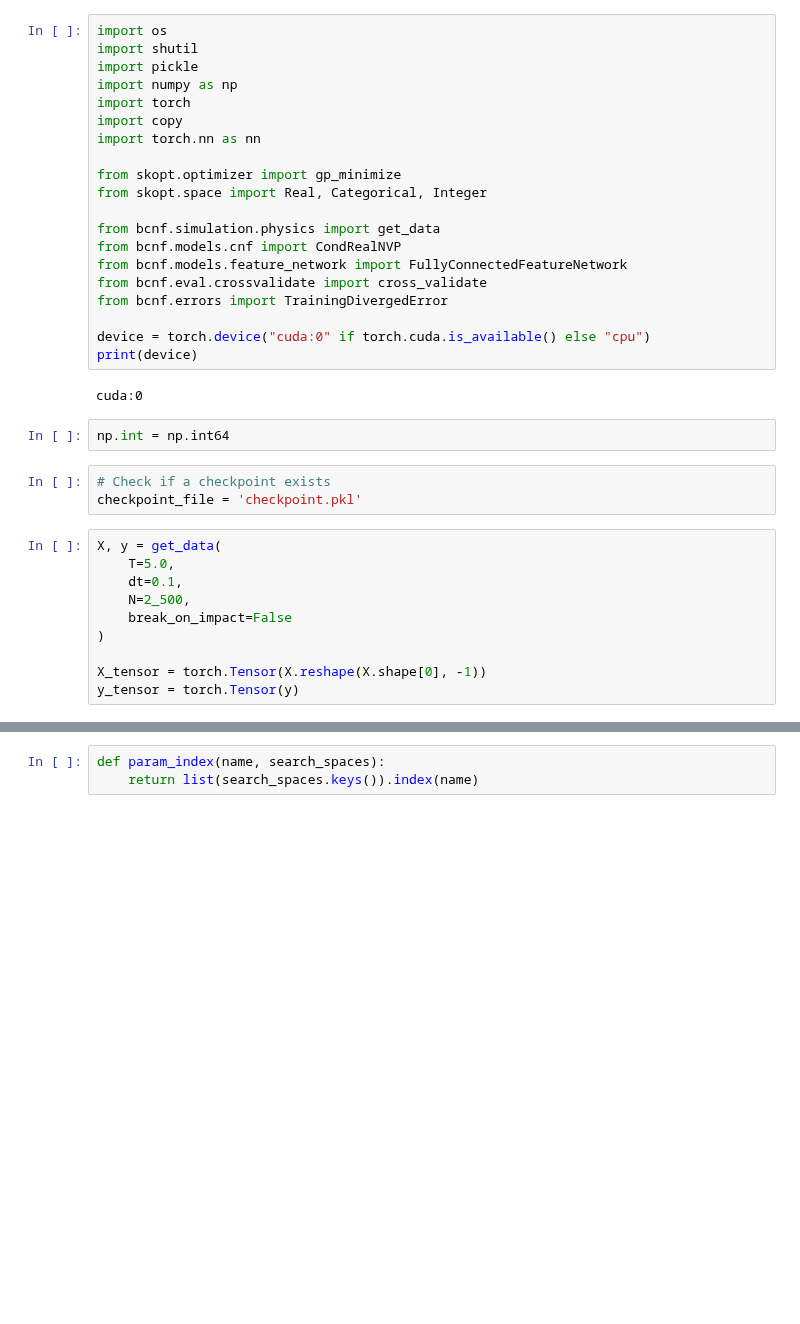
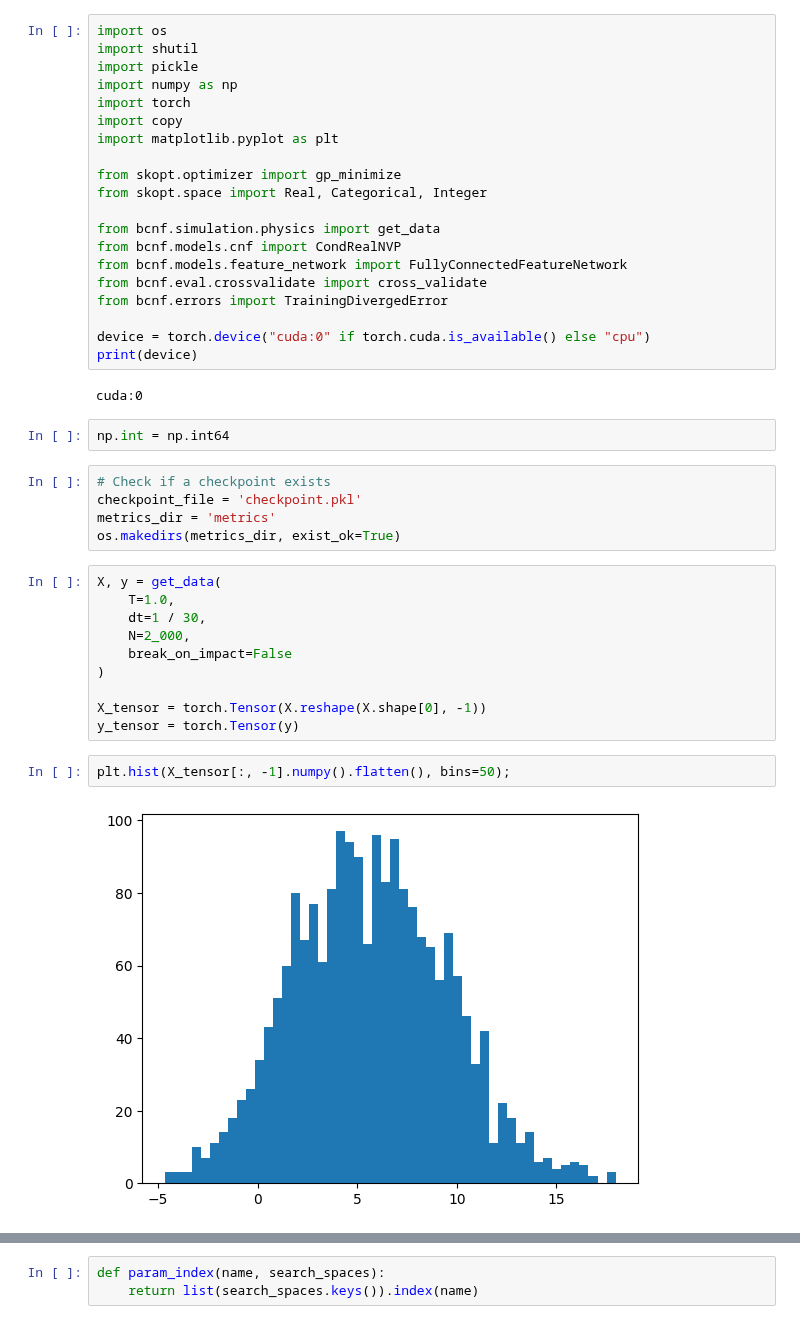
Before and after one commit to psaegert/bcnf, a Jupyter notebook: experimental/test_bayescv.ipynb, the cells around one changed output, grey strips where cells are left out. Saved outputs shown, nothing was run; the diff lists cells and outputs as text; blank space fills up the shorter version.

```diff
--- a/experimental/test_bayescv.ipynb
+++ b/experimental/test_bayescv.ipynb
@@ -5,7 +5,7 @@ import pickle
 import numpy as np
 import torch
 import copy
-import torch.nn as nn
+import matplotlib.pyplot as plt
 
 from skopt.optimizer import gp_minimize
 from skopt.space import Real, Categorical, Integer
@@ -25,15 +25,21 @@ np.int = np.int64
 # %%
 # Check if a checkpoint exists
 checkpoint_file = 'checkpoint.pkl'
+metrics_dir = 'metrics'
+os.makedirs(metrics_dir, exist_ok=True)
 # %%
 X, y = get_data(
-    T=5.0,
-    dt=0.1,
-    N=2_500,
+    T=1.0,
+    dt=1 / 30,
+    N=2_000,
     break_on_impact=False
 )
 
 X_tensor = torch.Tensor(X.reshape(X.shape[0], -1))
 y_tensor = torch.Tensor(y)
+# %%
+plt.hist(X_tensor[:, -1].numpy().flatten(), bins=50);
+# %% [output]
+[figure, added]
 # %%
 optimizer_kwargs = {
```
Also changed, not shown: parts of 6 cells of this notebook, 3 other files.
